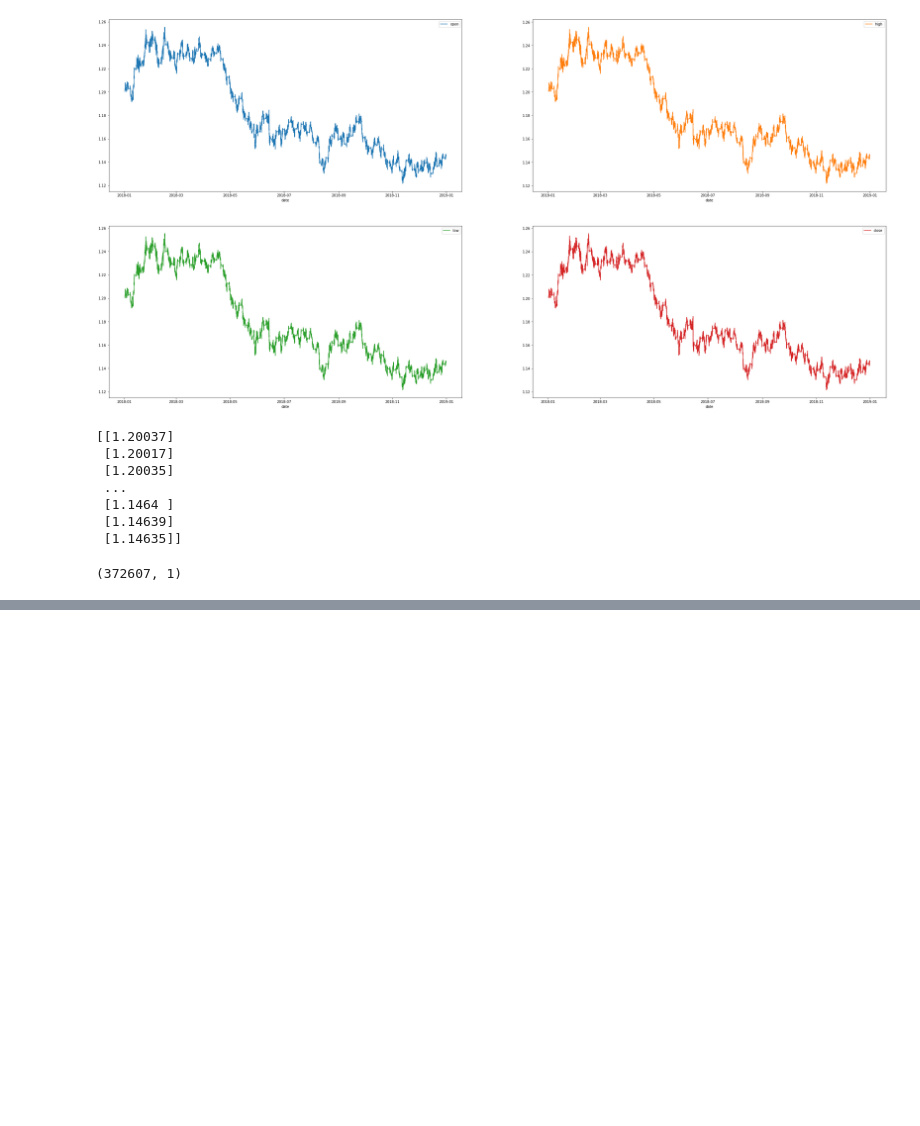
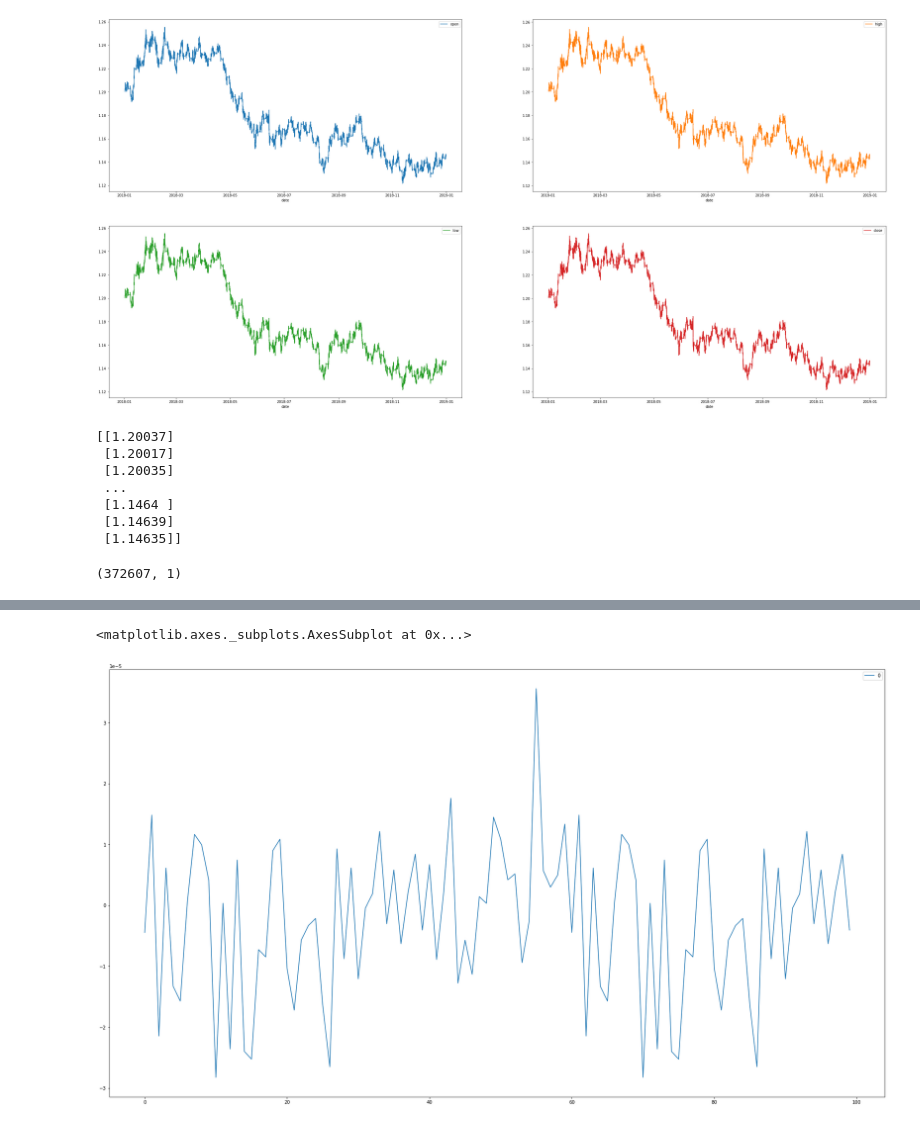
Before and after one commit to aerfio/magisterka, a Jupyter notebook: 2017histdata.ipynb, the cells around one changed output, grey strips where cells are left out. Cells and saved outputs as stored; diff of their text form; code cells hidden in the pictures; blank space fills up the shorter version.

```diff
--- a/2017histdata.ipynb
+++ b/2017histdata.ipynb
@@ -63,7 +63,7 @@ X_train = []
 y_train = []
 for i in range(SEQ_LEN, training_set_scaled.size-20):
     X_train.append(training_set_scaled[i-SEQ_LEN:i, 0])
-    y_train.append(training_set_scaled[i+1:i+1+OUTPUT_LEN, 0])
+    y_train.append(np.array(training_set_scaled[i+1:i+1+OUTPUT_LEN, 0]))
 X_train, y_train = np.array(X_train), np.array(y_train)
 
 print(X_train[0])
@@ -92,4 +80,4 @@ print(y_train[0])
 # %%
-X_train = np.reshape(X_train, (X_train.shape[0], X_train.shape[1], 1))
+X_train = np.reshape(np.asarray(X_train).astype(np.float32), (X_train.shape[0], X_train.shape[1], 1))
 print(X_train[0])
 # %% [output]
@@ -155,14 +151,14 @@ model = Sequential()
 model.add(LSTM(units=50,return_sequences=True,input_shape=(X_train.shape[1], 1)))
 model.add(Dropout(0.2))
 
-model.add(LSTM(units=50,return_sequences=True))
-model.add(Dropout(0.2))
+# model.add(LSTM(units=50,return_sequences=True))
+# model.add(Dropout(0.2))
 model.add(LSTM(units=50,return_sequences=True))
 model.add(Dropout(0.2))
 model.add(LSTM(units=50))
 model.add(Dropout(0.2))
-
-
+model.add(Dense(units=30))
+model.add(Dropout(0.2))
 model.add(Dense(units=OUTPUT_LEN))
 
 opt = Adam(lr=0.001, decay=1e-6)
@@ -186,5 +200,5 @@ print(model.summary())
 # %%
-model.fit(X_train,y_train,epochs=EPOCHS,batch_size=256,validation_data=(X_test, y_test))
+model.fit(X_train,y_train,epochs=EPOCHS,batch_size=128,validation_data=(X_test, y_test))
 
 model_file=f"models/{NAME}_model.h5"
 
@@ -239,0 +286,5 @@ print(npoutput)
+# %%
+pd.DataFrame(data=npoutput[-100:]).plot(figsize=(30, 17))
+# %% [output]
+<matplotlib.axes._subplots.AxesSubplot at 0x...>
+[figure, added]
```
Also changed, not shown: parts of 15 cells of this notebook.
